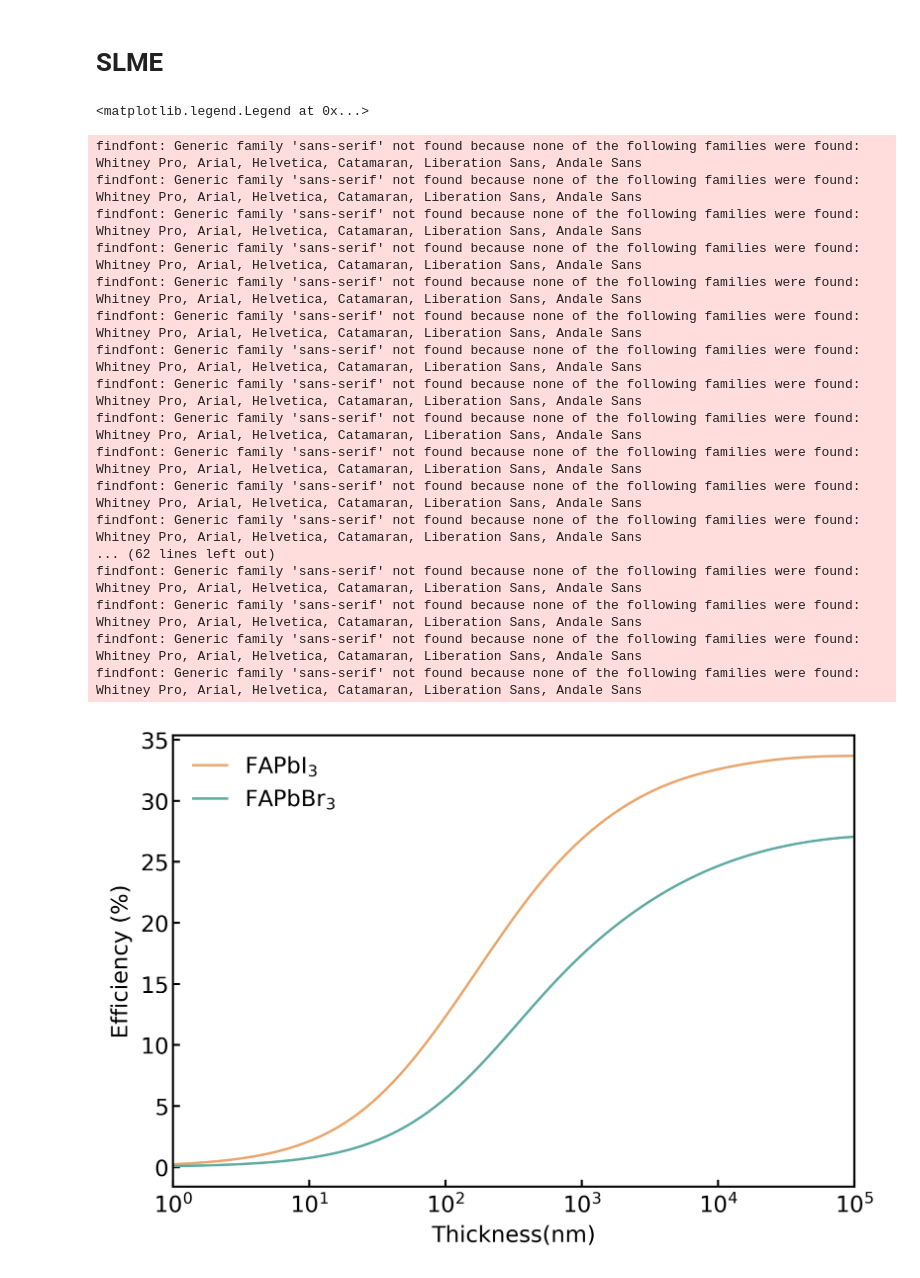
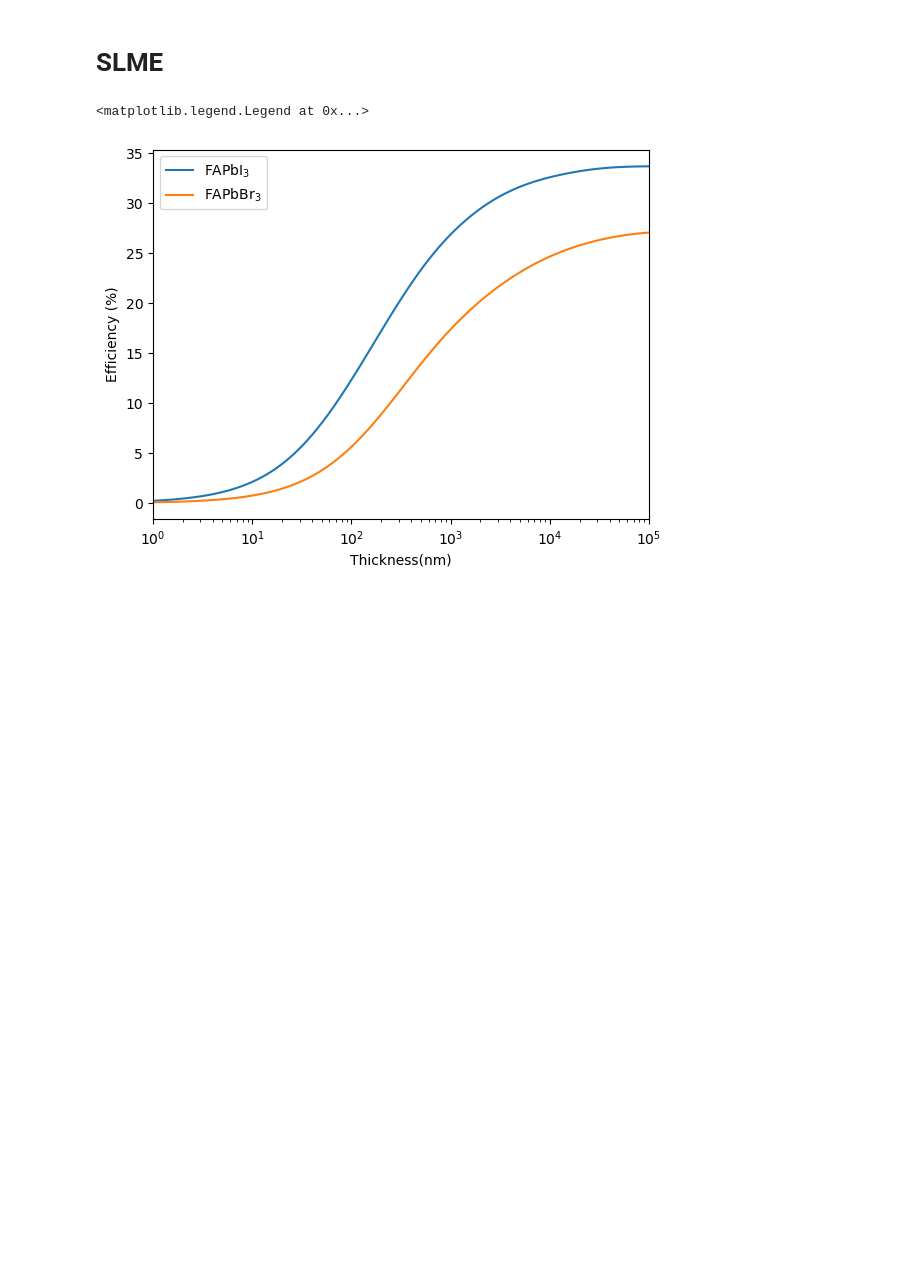
Before and after one commit to SAMAece/Jupyterlab, a Jupyter notebook: Used/optical/primitive cell.ipynb, the cells around one changed output. Cells and saved outputs as stored; diff of their text form; code cells hidden in the pictures; blank space fills up the shorter version.

```diff
--- a/Used/optical/primitive cell.ipynb
+++ b/Used/optical/primitive cell.ipynb
@@ -29,8 +29,8 @@ materials = {
     },
 }
 
-overrides = {"figure.figsize": [5, 4]}
-plt.style.use(["style.mplstyle", overrides])
+#overrides = {"figure.figsize": [5, 4]}
+#plt.style.use(["style.mplstyle", overrides])
 fig, ax = plt.subplots()
 
 for material, material_data in materials.items():
@@ -73,44 +56,27 @@ findfont: Generic family 'sans-serif' not found because none of the following fa
 # %%
 import pymatgen.analysis.solar.slme as slme
 
 thickness = np.logspace(-9, -4, 100, endpoint=True)
 thickness_nm = thickness*1000000000
 
-overrides = {"figure.figsize": [6, 4]}
-plt.style.use(["style.mplstyle", overrides])
+#overrides = {"figure.figsize": [6, 4]}
+#plt.style.use(["style.mplstyle", overrides])
 
 for material, material_data in materials.items():
     data = np.loadtxt(material_data["folder"] + 'absorption.dat', delimiter=' ')
     energy = data[:,0]
     alpha_cm = data[:,1]
     effSlm = []
     for i in thickness:
         eff = data = slme.slme(energy,alpha_cm,material_data["dir"],material_data["indir"],thickness=i,absorbance_in_inverse_centimeters=True)
         effSlm.append(eff)
     plt.plot(thickness_nm, effSlm, label = material)
 
 plt.xscale('log')
 plt.margins(x=0)
 plt.xlabel("Thickness(nm)")
 plt.ylabel("Efficiency (%)")
 plt.legend()
 # %% [output]
 <matplotlib.legend.Legend at 0x...>
-findfont: Generic family 'sans-serif' not found because none of the following families were found: Whitney Pro, Arial, Helvetica, Catamaran, Liberation Sans, Andale Sans
-findfont: Generic family 'sans-serif' not found because none of the following families were found: Whitney Pro, Arial, Helvetica, Catamaran, Liberation Sans, Andale Sans
-findfont: Generic family 'sans-serif' not found because none of the following families were found: Whitney Pro, Arial, Helvetica, Catamaran, Liberation Sans, Andale Sans
-findfont: Generic family 'sans-serif' not found because none of the following families were found: Whitney Pro, Arial, Helvetica, Catamaran, Liberation Sans, Andale Sans
-findfont: Generic family 'sans-serif' not found because none of the following families were found: Whitney Pro, Arial, Helvetica, Catamaran, Liberation Sans, Andale Sans
-findfont: Generic family 'sans-serif' not found because none of the following families were found: Whitney Pro, Arial, Helvetica, Catamaran, Liberation Sans, Andale Sans
-findfont: Generic family 'sans-serif' not found because none of the following families were found: Whitney Pro, Arial, Helvetica, Catamaran, Liberation Sans, Andale Sans
-findfont: Generic family 'sans-serif' not found because none of the following families were found: Whitney Pro, Arial, Helvetica, Catamaran, Liberation Sans, Andale Sans
-findfont: Generic family 'sans-serif' not found because none of the following families were found: Whitney Pro, Arial, Helvetica, Catamaran, Liberation Sans, Andale Sans
-findfont: Generic family 'sans-serif' not found because none of the following families were found: Whitney Pro, Arial, Helvetica, Catamaran, Liberation Sans, Andale Sans
-findfont: Generic family 'sans-serif' not found because none of the following families were found: Whitney Pro, Arial, Helvetica, Catamaran, Liberation Sans, Andale Sans
-findfont: Generic family 'sans-serif' not found because none of the following families were found: Whitney Pro, Arial, Helvetica, Catamaran, Liberation Sans, Andale Sans
-... (62 lines left out)
-findfont: Generic family 'sans-serif' not found because none of the following families were found: Whitney Pro, Arial, Helvetica, Catamaran, Liberation Sans, Andale Sans
-findfont: Generic family 'sans-serif' not found because none of the following families were found: Whitney Pro, Arial, Helvetica, Catamaran, Liberation Sans, Andale Sans
-findfont: Generic family 'sans-serif' not found because none of the following families were found: Whitney Pro, Arial, Helvetica, Catamaran, Liberation Sans, Andale Sans
-findfont: Generic family 'sans-serif' not found because none of the following families were found: Whitney Pro, Arial, Helvetica, Catamaran, Liberation Sans, Andale Sans
-[figure, old version]
+[figure, new version]
```
Also changed, not shown: parts of 1 cell of this notebook, 1 other file.
